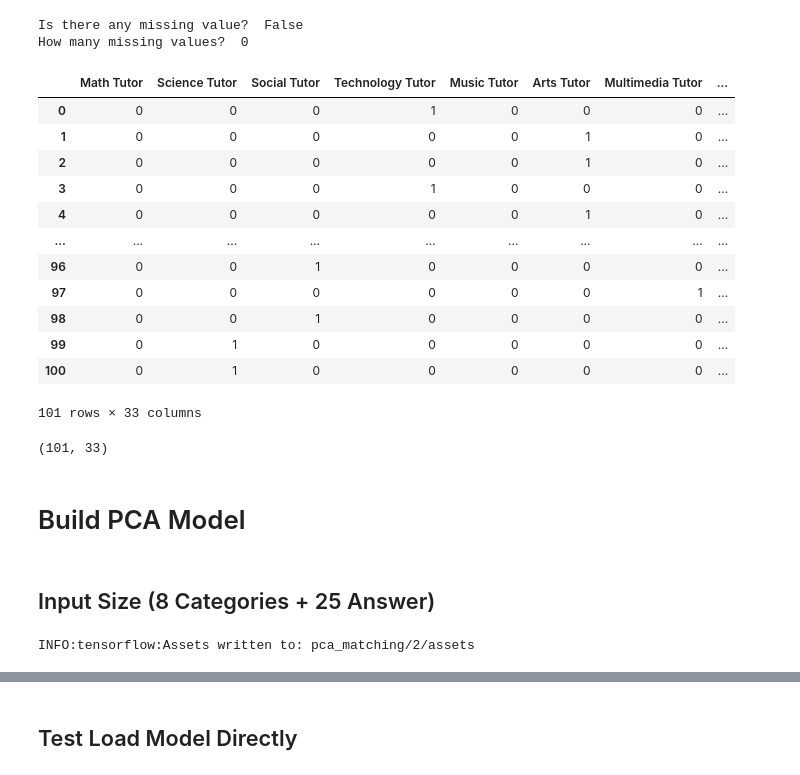
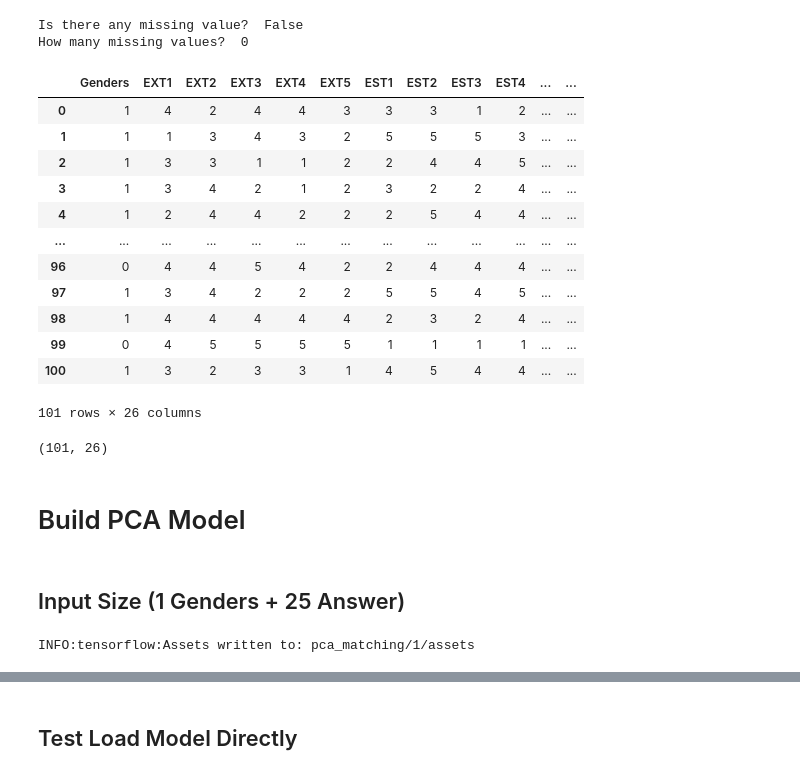
Before and after one commit to IhlasulMufti/Tutor-Matchmaking, a Jupyter notebook: matchmaking_feature/tutor_pca_size_26.ipynb, the cells around one changed output, grey strips where cells are left out. Saved outputs shown, nothing was run; the diff lists cells and outputs as text; code cells hidden in the pictures.

```diff
--- a/tutor_pca_size_33.ipynb
+++ b/matchmaking_feature/tutor_pca_size_26.ipynb
@@ -35,37 +35,44 @@ match_df = clean_df.copy()
 # %%
 # Drop Column that not use for clustering match
 match_df.drop([
     'Names',
-    'Genders',
     'Age Ranges',
     'Specialization',
     'Categories',
+    'Math Tutor',
+    'Science Tutor',
+    'Social Tutor',
+    'Technology Tutor',
+    'Music Tutor',
+    'Arts Tutor',
+    'Multimedia Tutor',
+    'Language Tutor'
 ], axis=1, inplace=True)
 
 match_df
 # %% [output]
-|  | Math Tutor | Science Tutor | Social Tutor | Technology Tutor | Music Tutor | Arts Tutor | Multimedia Tutor | ... |
-| 0 | 0 | 0 | 0 | 1 | 0 | 0 | 0 | ... |
-| 1 | 0 | 0 | 0 | 0 | 0 | 1 | 0 | ... |
-| 2 | 0 | 0 | 0 | 0 | 0 | 1 | 0 | ... |
-| 3 | 0 | 0 | 0 | 1 | 0 | 0 | 0 | ... |
-| 4 | 0 | 0 | 0 | 0 | 0 | 1 | 0 | ... |
-| ... | ... | ... | ... | ... | ... | ... | ... | ... |
-| 96 | 0 | 0 | 1 | 0 | 0 | 0 | 0 | ... |
-| 97 | 0 | 0 | 0 | 0 | 0 | 0 | 1 | ... |
-| 98 | 0 | 0 | 1 | 0 | 0 | 0 | 0 | ... |
-| 99 | 0 | 1 | 0 | 0 | 0 | 0 | 0 | ... |
-| 100 | 0 | 1 | 0 | 0 | 0 | 0 | 0 | ... |
+|  | Genders | EXT1 | EXT2 | EXT3 | EXT4 | EXT5 | EST1 | EST2 | EST3 | EST4 | ... | ... |
+| 0 | 1 | 4 | 2 | 4 | 4 | 3 | 3 | 3 | 1 | 2 | ... | ... |
+| 1 | 1 | 1 | 3 | 4 | 3 | 2 | 5 | 5 | 5 | 3 | ... | ... |
+| 2 | 1 | 3 | 3 | 1 | 1 | 2 | 2 | 4 | 4 | 5 | ... | ... |
+| 3 | 1 | 3 | 4 | 2 | 1 | 2 | 3 | 2 | 2 | 4 | ... | ... |
+| 4 | 1 | 2 | 4 | 4 | 2 | 2 | 2 | 5 | 4 | 4 | ... | ... |
+| ... | ... | ... | ... | ... | ... | ... | ... | ... | ... | ... | ... | ... |
+| 96 | 0 | 4 | 4 | 5 | 4 | 2 | 2 | 4 | 4 | 4 | ... | ... |
+| 97 | 1 | 3 | 4 | 2 | 2 | 2 | 5 | 5 | 4 | 5 | ... | ... |
+| 98 | 1 | 4 | 4 | 4 | 4 | 4 | 2 | 3 | 2 | 4 | ... | ... |
+| 99 | 0 | 4 | 5 | 5 | 5 | 5 | 1 | 1 | 1 | 1 | ... | ... |
+| 100 | 1 | 3 | 2 | 3 | 3 | 1 | 4 | 5 | 4 | 4 | ... | ... |
-101 rows × 33 columns
+101 rows × 26 columns
 # %%
 match_array = match_df.values
 match_array.shape
 # %% [output]
-(101, 33)
+(101, 26)
 # %% [markdown]
 # Build PCA Model
 # %% [markdown]
-## Input Size (8 Categories + 25 Answer)
+## Input Size (1 Genders + 25 Answer)
 # %%
 class PCAModel(tf.Module):
     def __init__(self, x_mean, components):
@@ -128,12 +135,12 @@ pca_model = PCAModel(x_mean, components)
 # Save the PCAModel as a SavedModel
 tf.saved_model.save(
     pca_model,
-    export_dir='pca_matching/2/',
+    export_dir='pca_matching/1/',
     signatures={
         'serving_default': pca_model.apply_pca.get_concrete_function()
     }
 )
 # %% [output]
-INFO:tensorflow:Assets written to: pca_matching/2/assets
+INFO:tensorflow:Assets written to: pca_matching/1/assets
 # %%
 
```
Also changed, not shown: parts of 10 cells of this notebook, 44 other files.
